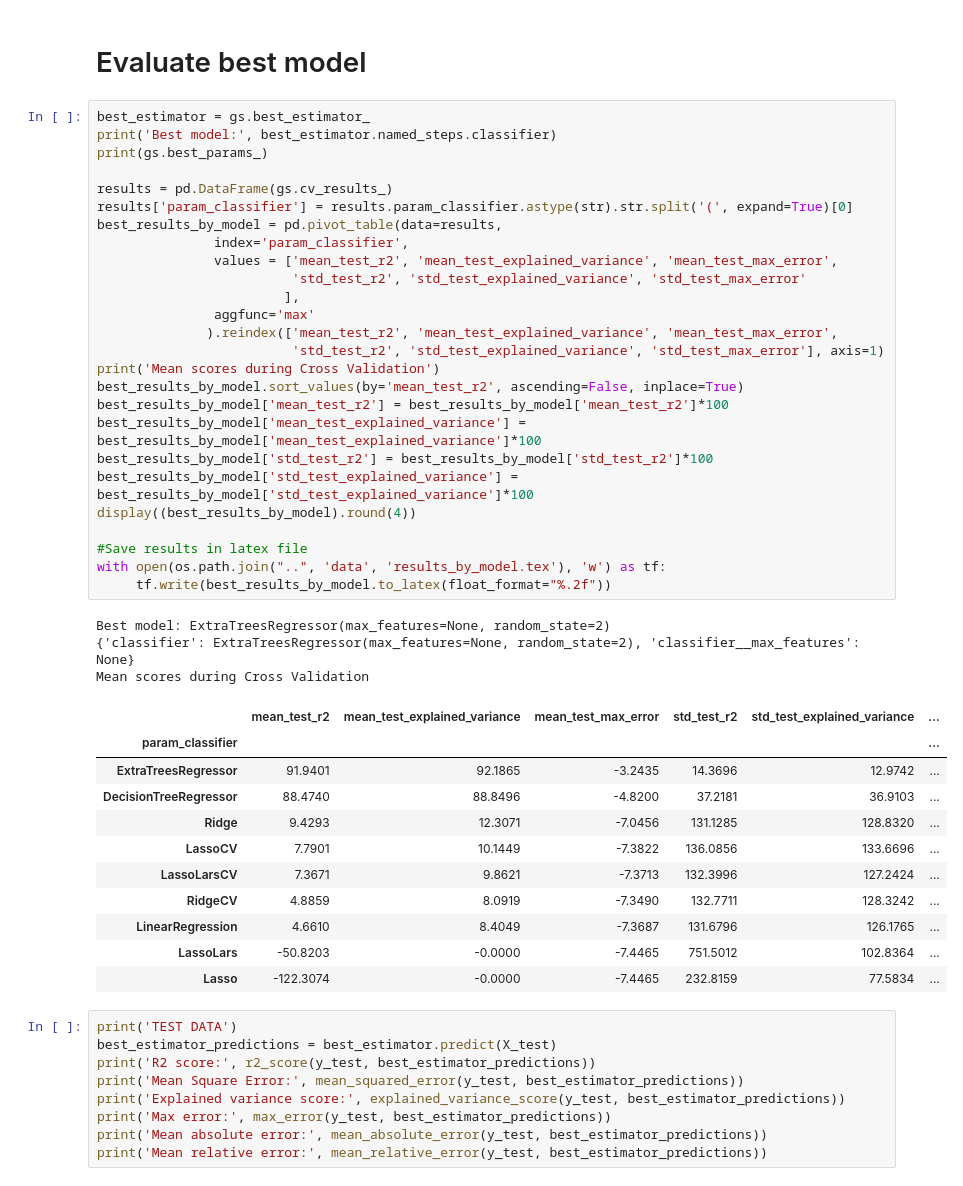
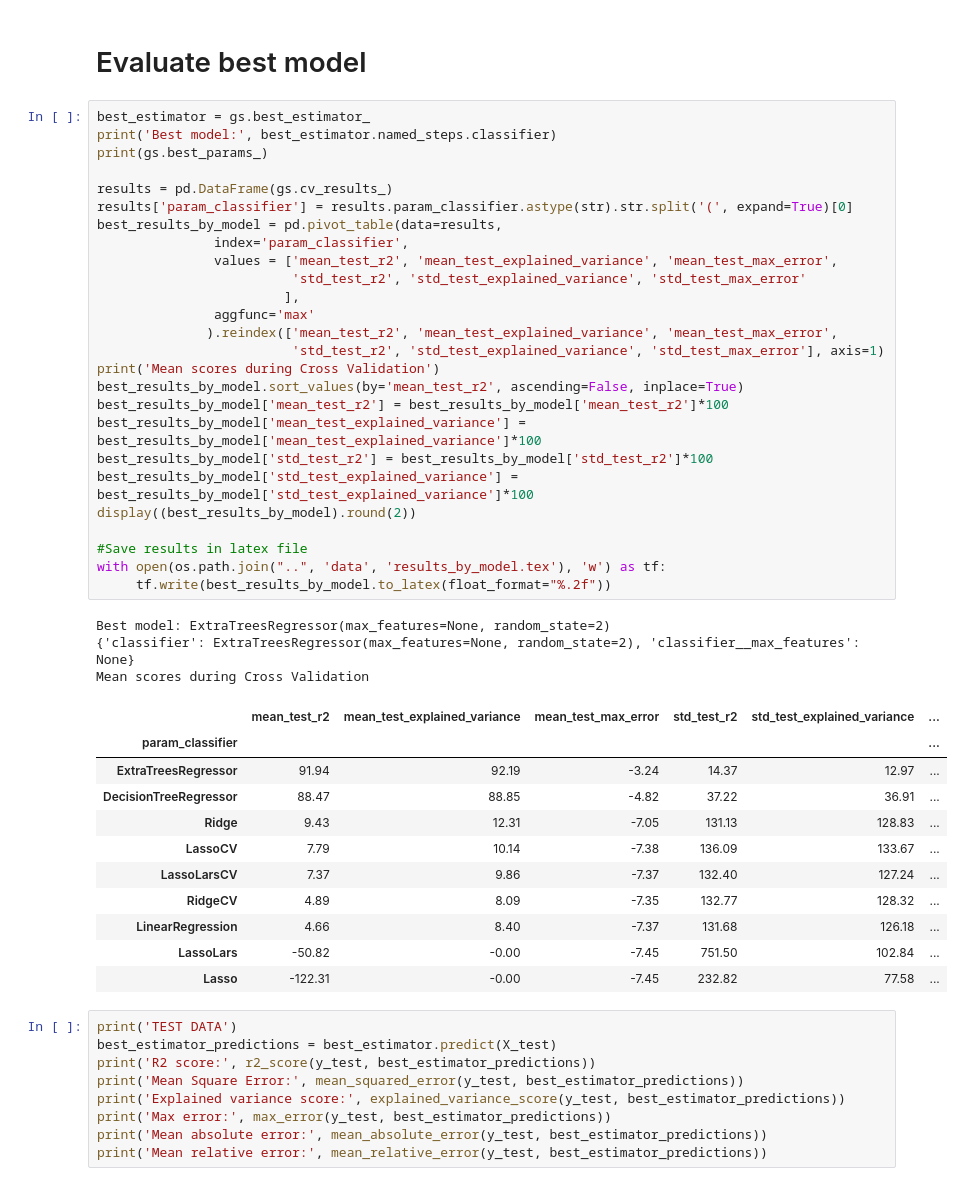
Before and after one commit to uleroboticsgroup/morphology_lamb_weight_unizar, a Jupyter notebook: scripts/support_system.ipynb, the cells around one changed output. Cells and saved outputs as stored; diff of their text form.

```diff
--- a/scripts/support_system.ipynb
+++ b/scripts/support_system.ipynb
@@ -538,43 +542,43 @@ else:
 best_estimator = gs.best_estimator_
 print('Best model:', best_estimator.named_steps.classifier)
 print(gs.best_params_)
 
 results = pd.DataFrame(gs.cv_results_)
 results['param_classifier'] = results.param_classifier.astype(str).str.split('(', expand=True)[0]
 best_results_by_model = pd.pivot_table(data=results,
                index='param_classifier',
                values = ['mean_test_r2', 'mean_test_explained_variance', 'mean_test_max_error',
                          'std_test_r2', 'std_test_explained_variance', 'std_test_max_error'
                         ],
                aggfunc='max'
               ).reindex(['mean_test_r2', 'mean_test_explained_variance', 'mean_test_max_error',
                          'std_test_r2', 'std_test_explained_variance', 'std_test_max_error'], axis=1)
 print('Mean scores during Cross Validation')
 best_results_by_model.sort_values(by='mean_test_r2', ascending=False, inplace=True)
 best_results_by_model['mean_test_r2'] = best_results_by_model['mean_test_r2']*100
 best_results_by_model['mean_test_explained_variance'] = best_results_by_model['mean_test_explained_variance']*100
 best_results_by_model['std_test_r2'] = best_results_by_model['std_test_r2']*100
 best_results_by_model['std_test_explained_variance'] = best_results_by_model['std_test_explained_variance']*100
-display((best_results_by_model).round(4))
+display((best_results_by_model).round(2))
 
 #Save results in latex file
 with open(os.path.join("..", 'data', 'results_by_model.tex'), 'w') as tf:
      tf.write(best_results_by_model.to_latex(float_format="%.2f"))
 # %% [output]
 Best model: ExtraTreesRegressor(max_features=None, random_state=2)
 {'classifier': ExtraTreesRegressor(max_features=None, random_state=2), 'classifier__max_features': None}
 Mean scores during Cross Validation
 |  | mean_test_r2 | mean_test_explained_variance | mean_test_max_error | std_test_r2 | std_test_explained_variance | ... |
 | param_classifier |  |  |  |  |  | ... |
-| ExtraTreesRegressor | 91.9401 | 92.1865 | -3.2435 | 14.3696 | 12.9742 | ... |
-| DecisionTreeRegressor | 88.4740 | 88.8496 | -4.8200 | 37.2181 | 36.9103 | ... |
-| Ridge | 9.4293 | 12.3071 | -7.0456 | 131.1285 | 128.8320 | ... |
-| LassoCV | 7.7901 | 10.1449 | -7.3822 | 136.0856 | 133.6696 | ... |
-| LassoLarsCV | 7.3671 | 9.8621 | -7.3713 | 132.3996 | 127.2424 | ... |
-| RidgeCV | 4.8859 | 8.0919 | -7.3490 | 132.7711 | 128.3242 | ... |
-| LinearRegression | 4.6610 | 8.4049 | -7.3687 | 131.6796 | 126.1765 | ... |
-| LassoLars | -50.8203 | -0.0000 | -7.4465 | 751.5012 | 102.8364 | ... |
-| Lasso | -122.3074 | -0.0000 | -7.4465 | 232.8159 | 77.5834 | ... |
+| ExtraTreesRegressor | 91.94 | 92.19 | -3.24 | 14.37 | 12.97 | ... |
+| DecisionTreeRegressor | 88.47 | 88.85 | -4.82 | 37.22 | 36.91 | ... |
+| Ridge | 9.43 | 12.31 | -7.05 | 131.13 | 128.83 | ... |
+| LassoCV | 7.79 | 10.14 | -7.38 | 136.09 | 133.67 | ... |
+| LassoLarsCV | 7.37 | 9.86 | -7.37 | 132.40 | 127.24 | ... |
+| RidgeCV | 4.89 | 8.09 | -7.35 | 132.77 | 128.32 | ... |
+| LinearRegression | 4.66 | 8.40 | -7.37 | 131.68 | 126.18 | ... |
+| LassoLars | -50.82 | -0.00 | -7.45 | 751.50 | 102.84 | ... |
+| Lasso | -122.31 | -0.00 | -7.45 | 232.82 | 77.58 | ... |
 # %%
 print('TEST DATA')
 best_estimator_predictions = best_estimator.predict(X_test)
```
Also changed, not shown: parts of 5 cells of this notebook, 11 other files.
